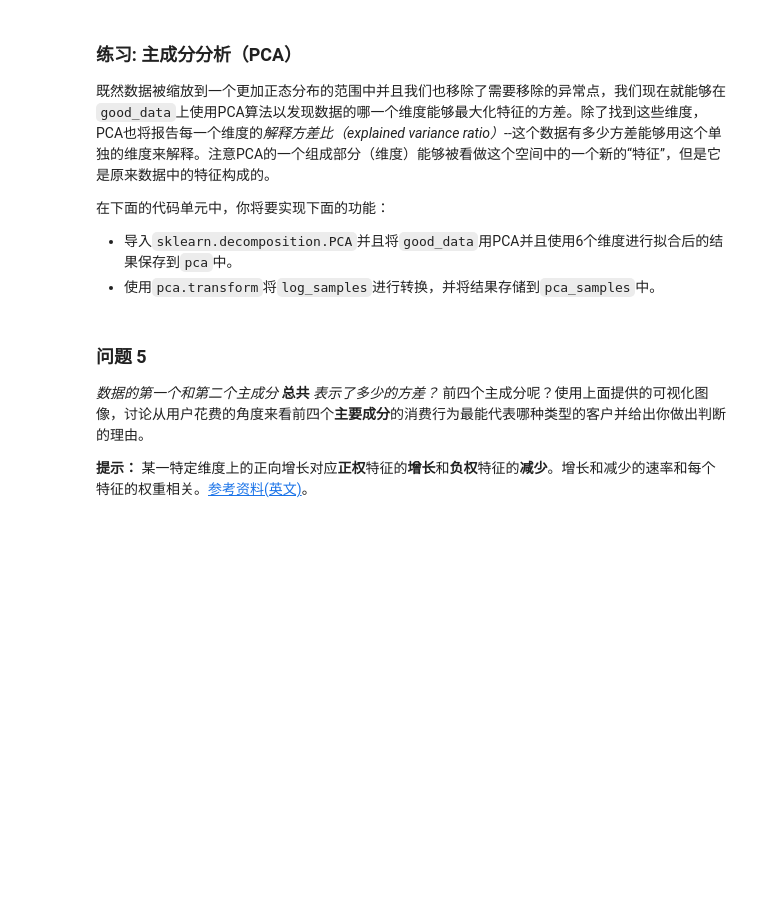
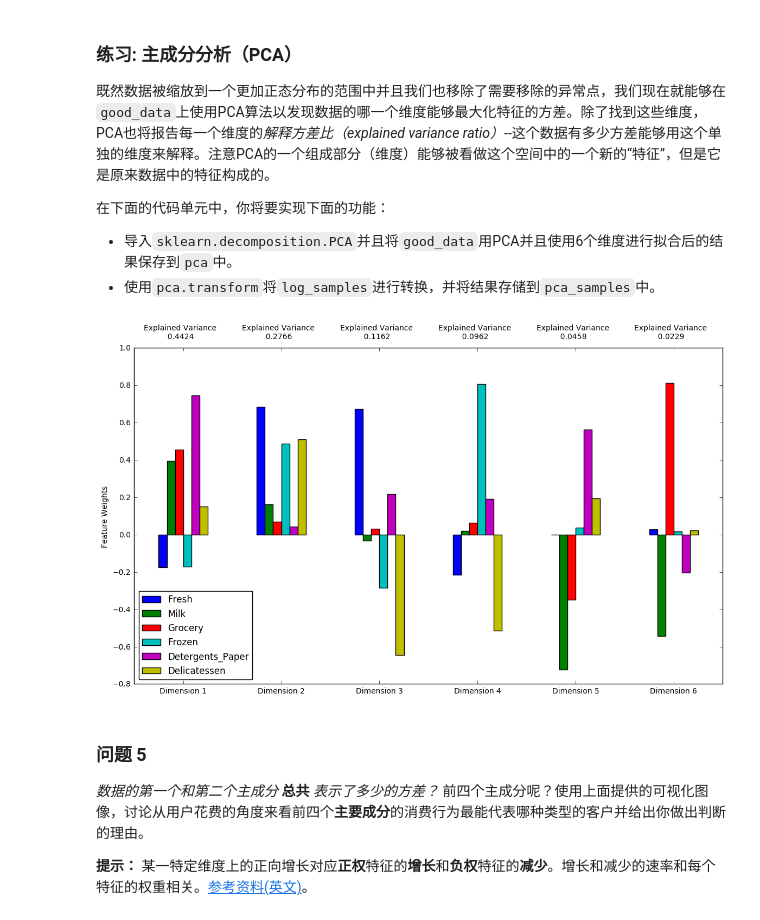
Before and after one commit to CodeWTKH/creating_customer_segments, a Jupyter notebook: customer_segments.ipynb, the cells around one changed output. Saved outputs shown, nothing was run; the diff lists cells and outputs as text; code cells hidden in the pictures; blank space fills up the shorter version.

```diff
--- a/customer_segments.ipynb
+++ b/customer_segments.ipynb
@@ -275,14 +275,18 @@ Data points considered outliers for the feature 'Delicatessen':
  - 导入`sklearn.decomposition.PCA`并且将`good_data`用PCA并且使用6个维度进行拟合后的结果保存到`pca`中。
  - 使用`pca.transform`将`log_samples`进行转换，并将结果存储到`pca_samples`中。
 # %%
+from sklearn.decomposition import PCA
 # TODO：通过在good data上使用PCA，将其转换成和当前特征数一样多的维度
-pca = None
+pca = PCA(n_components=6)
+pca.fit(good_data)
 
 # TODO：使用上面的PCA拟合将变换施加在log_samples上
-pca_samples = None
+pca_samples = pca.transform(good_data)
 
 # 生成PCA的结果图
 pca_results = rs.pca_results(good_data, pca)
+# %% [output]
+[figure, added]
 # %% [markdown]
 ### 问题 5
 *数据的第一个和第二个主成分* **总共** *表示了多少的方差？*  前四个主成分呢？使用上面提供的可视化图像，讨论从用户花费的角度来看前四个**主要成分**的消费行为最能代表哪种类型的客户并给出你做出判断的理由。
```
Also changed, not shown: parts of 4 cells of this notebook.
